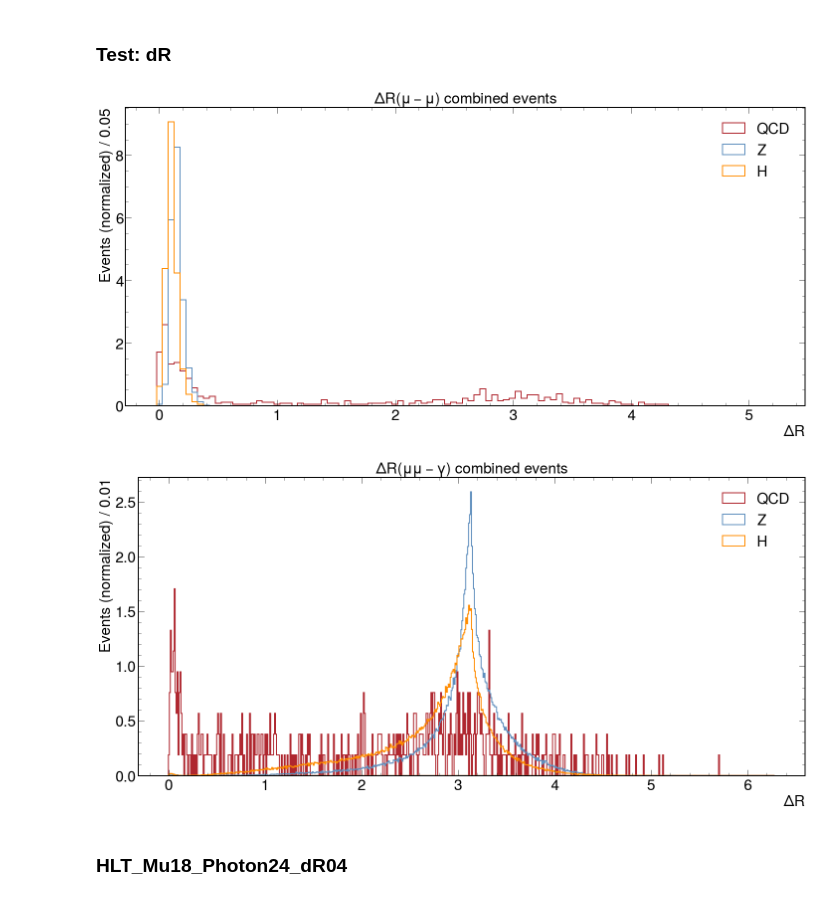
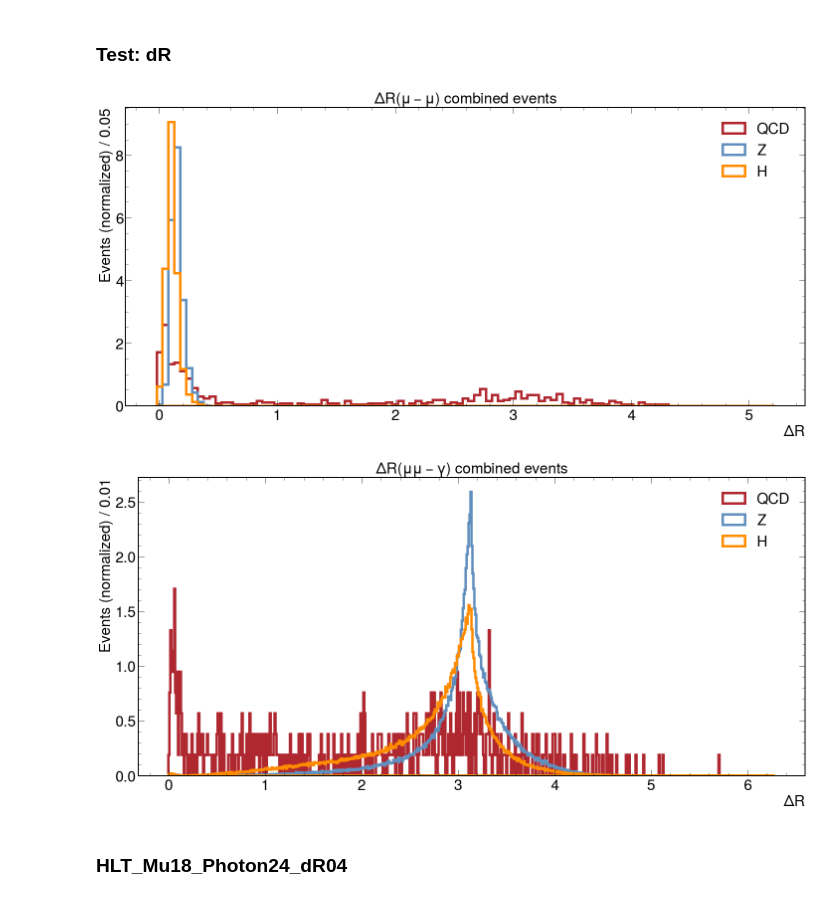
Before and after one commit to javivilladamigo/ResearchActivities, a Jupyter notebook: efficiencies.ipynb, the cells around one changed output. Drawn from its saved outputs; the diff is of its cells as text; code cells hidden in the pictures.

```diff
--- a/efficiencies.ipynb
+++ b/efficiencies.ipynb
@@ -1031,7 +1031,7 @@ h, bins, _ = ax.hist(
     ec = QCD_color,
     facecolor = "none",
     alpha = 1.,
-    lw = 2.,
+    lw = 5.,
     label = 'QCD',
     align = "left",
     density = True
@@ -1044,7 +1044,7 @@ h, bins, _ = ax.hist(
     ec = Z_color,
     facecolor = "none",
     alpha = 1.,
-    lw = 2.,
+    lw = 5.,
     label = 'Z',
     align = "left",
     density = True
@@ -1057,7 +1057,7 @@ h, bins, _ = ax.hist(
     ec = H_color,
     facecolor = "none",
     alpha = 1.,
-    lw = 2.,
+    lw = 5.,
     label = 'H',
     align = "left",
     density = True
@@ -1112,7 +1112,7 @@ h, bins, _ = ax.hist(
     ec = QCD_color,
     facecolor = "none",
     alpha = 1.,
-    lw = 2.,
+    lw = 5.,
     label = 'QCD',
     align = "left",
     density = True
@@ -1125,38 +1125,38 @@ h, bins, _ = ax.hist(
     ec = Z_color,
     facecolor = "none",
     alpha = 1.,
-    lw = 2.,
+    lw = 5.,
     label = 'Z',
     align = "left",
     density = True
     )
 
 h, bins, _ = ax.hist(
     _HorZ_dR_H,
     bins = xbins,
     histtype = 'stepfilled',
     ec = H_color,
     facecolor = "none",
     alpha = 1.,
-    lw = 2.,
+    lw = 5.,
     label = 'H',
     align = "left",
     density = True
     )
 
 #ax.set_yscale("log")
 ax.tick_params(axis = 'both', which = 'major', labelsize = 30)
 ax.set_xlabel("$\Delta R$", fontsize = 30)
 ax.set_ylabel("Events (normalized) / %.2f" % width, fontsize = 30)
 #ax.set_xlim(_min, _max)
 #ax.set_ylim(0, 12)
 ax.legend(loc = "best", fontsize = 30)
 ax.set_title("$\Delta R(\mu\mu-\gamma)$ combined events", fontsize = 30)
 fig.tight_layout()
 plt.savefig("plots/dR/dR_mumuG_combined.pdf")
 # %% [output]
-[figure, old version]
+[figure, new version]
-[figure, old version]
+[figure, new version]
 # %% [markdown]
 ### HLT_Mu18_Photon24_dR04
 # %%
```
Also changed, not shown: parts of 5 cells of this notebook, 17 other files.
